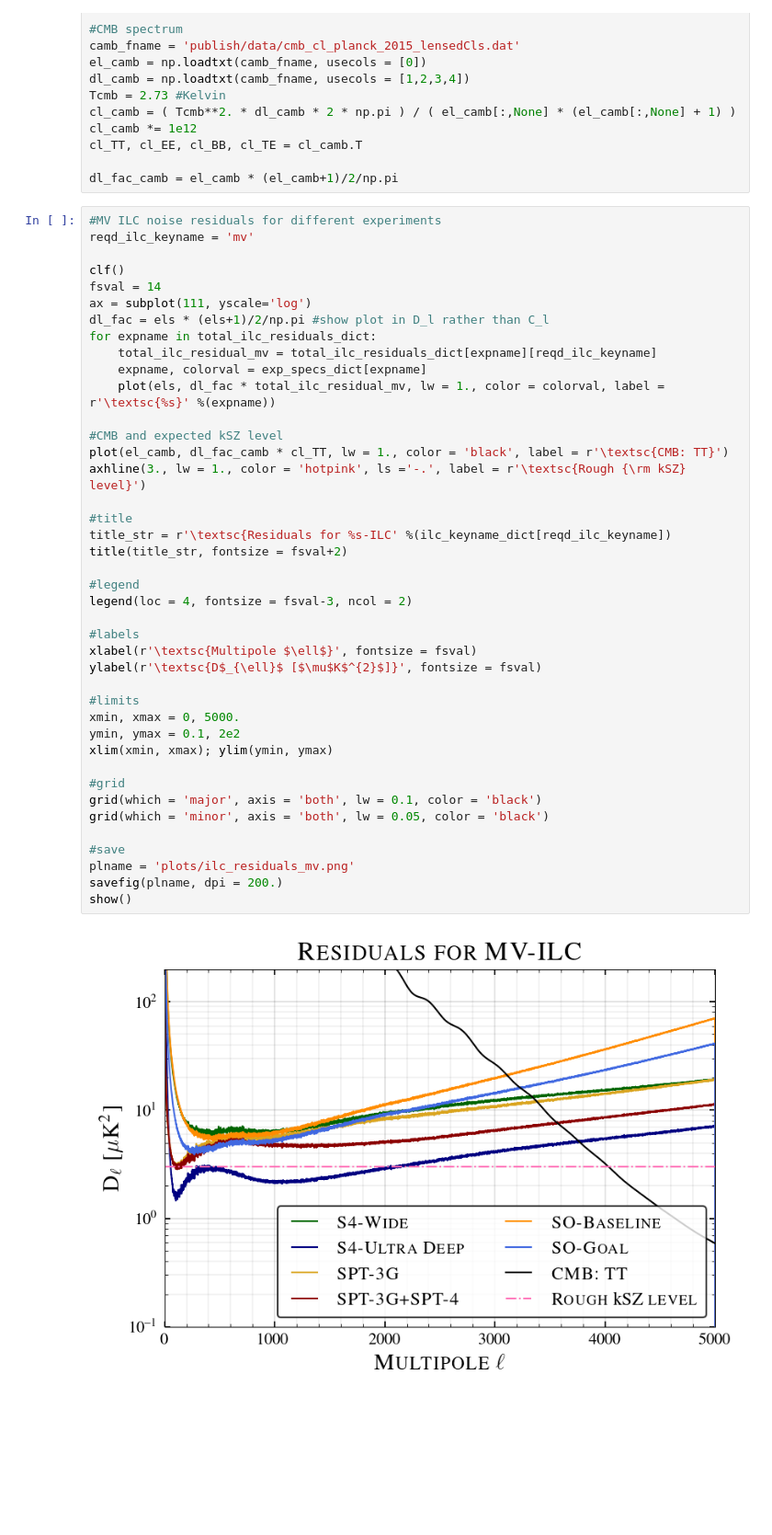
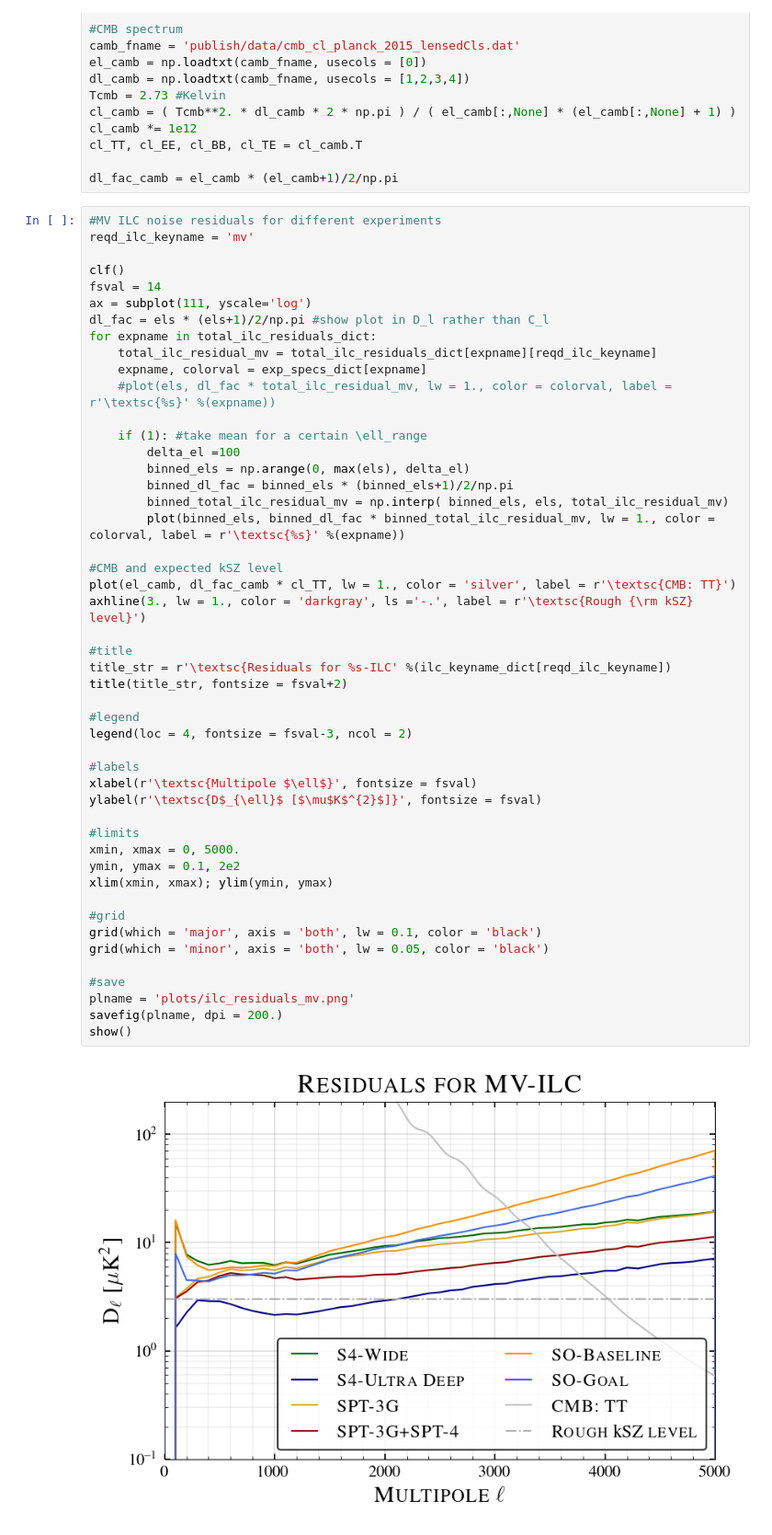
Before and after one commit to sriniraghunathan/cross_ilc_methods_paper, a Jupyter notebook: s1_read_ilc_weights_residuals_and_make_plots.ipynb, the cells around one changed output. Shown: that part at 92% size. Cells and saved outputs as stored; diff of their text form; blank space fills up the shorter version.

```diff
--- a/s1_read_ilc_weights_residuals_and_make_plots.ipynb
+++ b/s1_read_ilc_weights_residuals_and_make_plots.ipynb
@@ -78,38 +78,45 @@ dl_fac = els * (els+1)/2/np.pi #show plot in D_l rather than C_l
 for expname in total_ilc_residuals_dict:
     total_ilc_residual_mv = total_ilc_residuals_dict[expname][reqd_ilc_keyname]
     expname, colorval = exp_specs_dict[expname]
-    plot(els, dl_fac * total_ilc_residual_mv, lw = 1., color = colorval, label = r'\textsc{%s}' %(expname))
+    #plot(els, dl_fac * total_ilc_residual_mv, lw = 1., color = colorval, label = r'\textsc{%s}' %(expname))
+
+    if (1): #take mean for a certain \ell_range
+        delta_el =100
+        binned_els = np.arange(0, max(els), delta_el)
+        binned_dl_fac = binned_els * (binned_els+1)/2/np.pi
+        binned_total_ilc_residual_mv = np.interp( binned_els, els, total_ilc_residual_mv)
+        plot(binned_els, binned_dl_fac * binned_total_ilc_residual_mv, lw = 1., color = colorval, label = r'\textsc{%s}' %(expname))
 
 #CMB and expected kSZ level
-plot(el_camb, dl_fac_camb * cl_TT, lw = 1., color = 'black', label = r'\textsc{CMB: TT}')
-axhline(3., lw = 1., color = 'hotpink', ls ='-.', label = r'\textsc{Rough {\rm kSZ} level}')
+plot(el_camb, dl_fac_camb * cl_TT, lw = 1., color = 'silver', label = r'\textsc{CMB: TT}')
+axhline(3., lw = 1., color = 'darkgray', ls ='-.', label = r'\textsc{Rough {\rm kSZ} level}')
 
 #title
 title_str = r'\textsc{Residuals for %s-ILC' %(ilc_keyname_dict[reqd_ilc_keyname])
 title(title_str, fontsize = fsval+2)
 
 #legend
 legend(loc = 4, fontsize = fsval-3, ncol = 2)
 
 #labels
 xlabel(r'\textsc{Multipole $\ell$}', fontsize = fsval)
 ylabel(r'\textsc{D$_{\ell}$ [$\mu$K$^{2}$]}', fontsize = fsval)
 
 #limits
 xmin, xmax = 0, 5000.
 ymin, ymax = 0.1, 2e2
 xlim(xmin, xmax); ylim(ymin, ymax)
 
 #grid
 grid(which = 'major', axis = 'both', lw = 0.1, color = 'black')
 grid(which = 'minor', axis = 'both', lw = 0.05, color = 'black')
 
 #save
 plname = 'plots/ilc_residuals_mv.png'
 savefig(plname, dpi = 200.)
 show()
 # %% [output]
-[figure, old version]
+[figure, new version]
 # %%
 #read and show weights
 reqd_ilc_keynme = 'mv'
```
Also changed, not shown: parts of 1 cell of this notebook, 2 other files.
